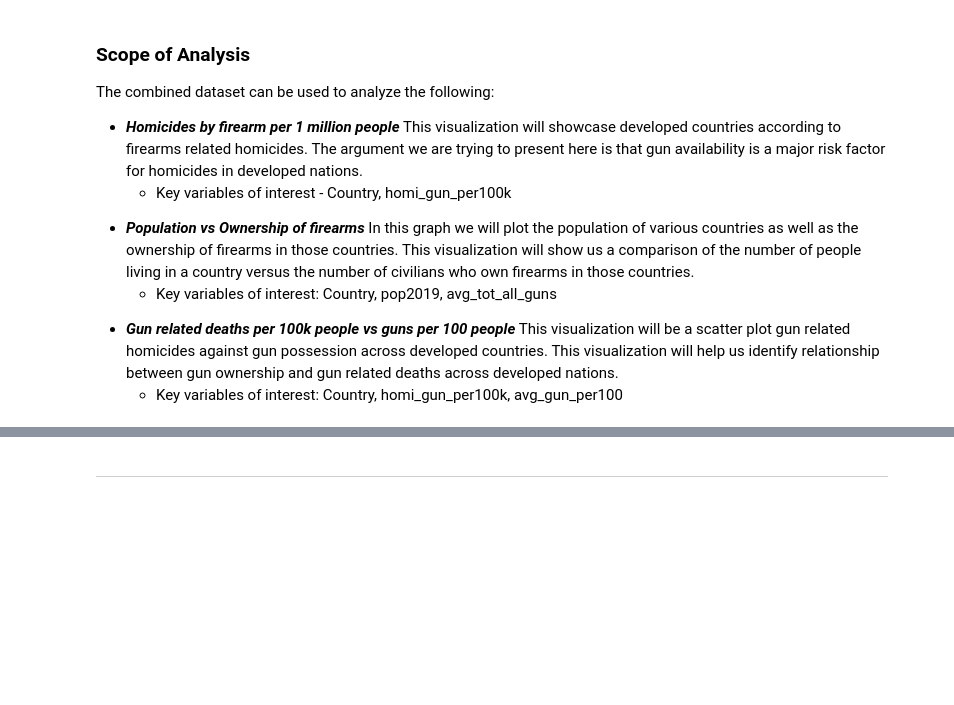
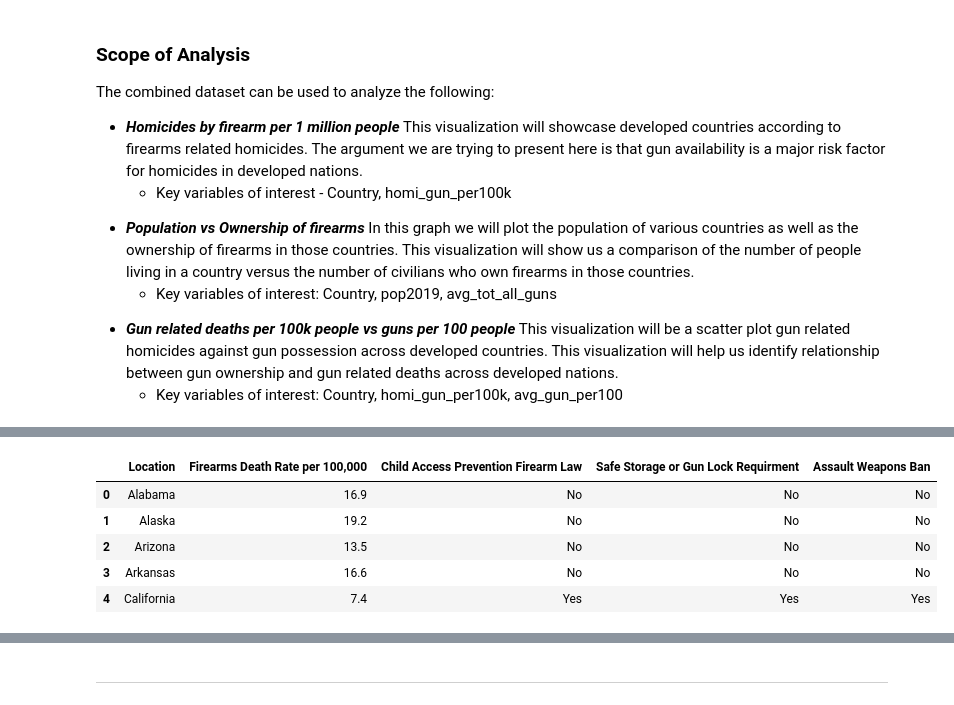
Before and after one commit to pragyansharma24/Gun-Violence-in-United-States, a Jupyter notebook: Gun_Violence_in_the_United_States.ipynb, the cells around one changed output, grey strips where cells are left out. Drawn from its saved outputs; the diff is of its cells as text; code cells hidden in the pictures; blank space fills up the shorter version.

```diff
--- a/Gun_Violence_in_the_United_States.ipynb
+++ b/Gun_Violence_in_the_United_States.ipynb
@@ -339,0 +375,19 @@ This visualization will showcase developed countries according to firearms relat
+# %%
+firearm_child_protection= firearm_child_protection[~(firearm_child_protection.Location == 'United States')]
+firearm_child_protection.drop(columns=['Footnotes'], inplace = True)
+# %%
+firearm_death = pd.read_csv(dataset_url +'firearm_death.csv', skiprows = 2)
+# %%
+firearm_death= firearm_death[~(firearm_death.Location == 'United States')]
+# %%
+# Merging world crimes and growth rates dataset
+firearm_statelaws_child_protection = firearm_death.merge(firearm_child_protection, how="inner", left_on="Location", right_on="Location")
+# %%
+firearm_statelaws_child_protection.head()
+# %% [output]
+|  | Location | Firearms Death Rate per 100,000 | Child Access Prevention Firearm Law | Safe Storage or Gun Lock Requirment | Assault Weapons Ban |
+| 0 | Alabama | 16.9 | No | No | No |
+| 1 | Alaska | 19.2 | No | No | No |
+| 2 | Arizona | 13.5 | No | No | No |
+| 3 | Arkansas | 16.6 | No | No | No |
+| 4 | California | 7.4 | Yes | Yes | Yes |
```
Also changed, not shown: parts of 11 cells of this notebook.
